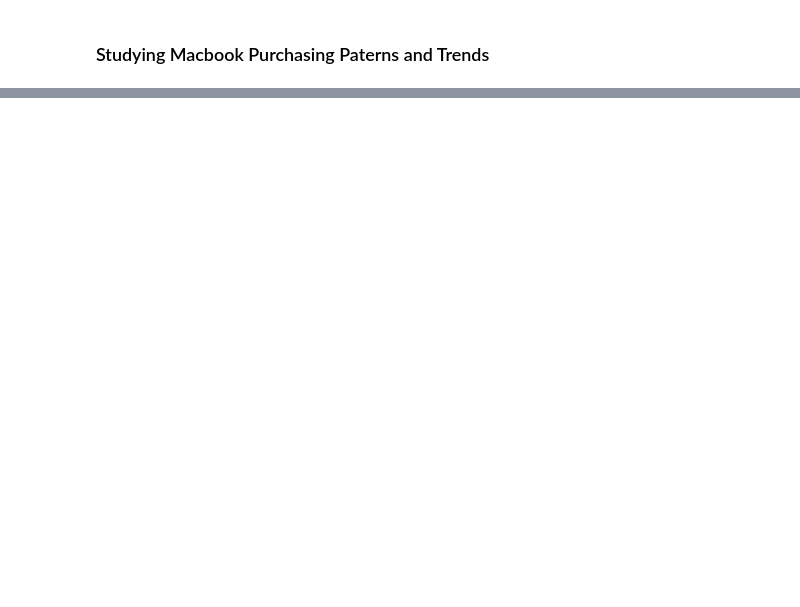
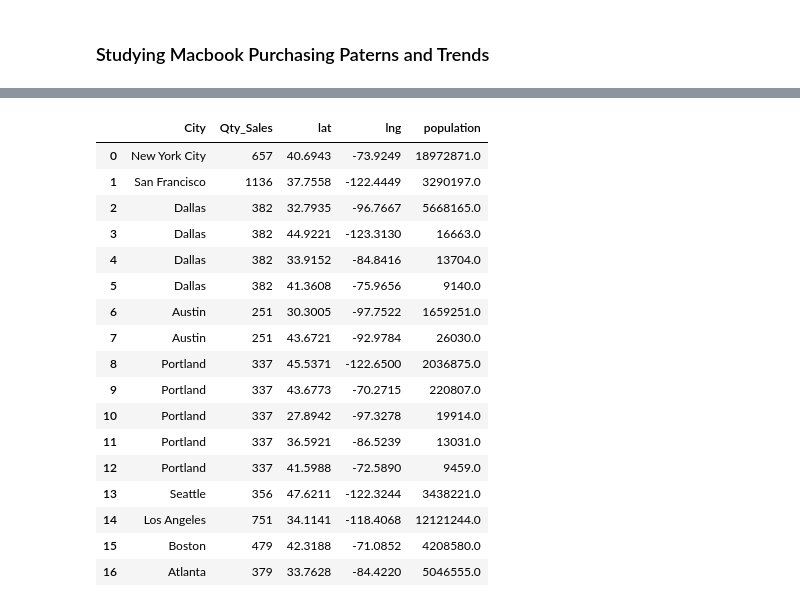
Before and after one commit to aseemarora08/PersonalProjects, a Jupyter notebook: Python/sales_data_project.ipynb, the cells around one changed output, grey strips where cells are left out. Drawn from its saved outputs; the diff is of its cells as text; code cells hidden in the pictures; blank space fills up the shorter version.

```diff
--- a/Python/sales_data_project.ipynb
+++ b/Python/sales_data_project.ipynb
@@ -255,0 +341,4 @@ total_sales_plot
+# %%
+#Reading another csv file to find coordinates of the cities
+city_location = pd.read_csv("/Users/aseemarora08/Desktop/PersonalProject/PersonalProjects/worldcities.csv")
+city_location.dtypes
@@ -255,0 +358,5 @@ total_sales_plot
+# %%
+city_coordinates = city_location.loc[city_location['country'] == 'United States',
+                                     ["city","lat", "lng", "population"]]
+city_coordinates = city_coordinates.rename(columns={'city': 'City'})
+city_coordinates
@@ -255,0 +403,22 @@ total_sales_plot
+# %%
+location = pd.merge(regional_sales_product_no_duplicates, city_coordinates, on='City', how='inner')
+location
+# %% [output]
+|  | City | Qty_Sales | lat | lng | population |
+| 0 | New York City | 657 | 40.6943 | -73.9249 | 18972871.0 |
+| 1 | San Francisco | 1136 | 37.7558 | -122.4449 | 3290197.0 |
+| 2 | Dallas | 382 | 32.7935 | -96.7667 | 5668165.0 |
+| 3 | Dallas | 382 | 44.9221 | -123.3130 | 16663.0 |
+| 4 | Dallas | 382 | 33.9152 | -84.8416 | 13704.0 |
+| 5 | Dallas | 382 | 41.3608 | -75.9656 | 9140.0 |
+| 6 | Austin | 251 | 30.3005 | -97.7522 | 1659251.0 |
+| 7 | Austin | 251 | 43.6721 | -92.9784 | 26030.0 |
+| 8 | Portland | 337 | 45.5371 | -122.6500 | 2036875.0 |
+| 9 | Portland | 337 | 43.6773 | -70.2715 | 220807.0 |
+| 10 | Portland | 337 | 27.8942 | -97.3278 | 19914.0 |
+| 11 | Portland | 337 | 36.5921 | -86.5239 | 13031.0 |
+| 12 | Portland | 337 | 41.5988 | -72.5890 | 9459.0 |
+| 13 | Seattle | 356 | 47.6211 | -122.3244 | 3438221.0 |
+| 14 | Los Angeles | 751 | 34.1141 | -118.4068 | 12121244.0 |
+| 15 | Boston | 479 | 42.3188 | -71.0852 | 4208580.0 |
+| 16 | Atlanta | 379 | 33.7628 | -84.4220 | 5046555.0 |
```
Also changed, not shown: parts of 16 cells of this notebook.
